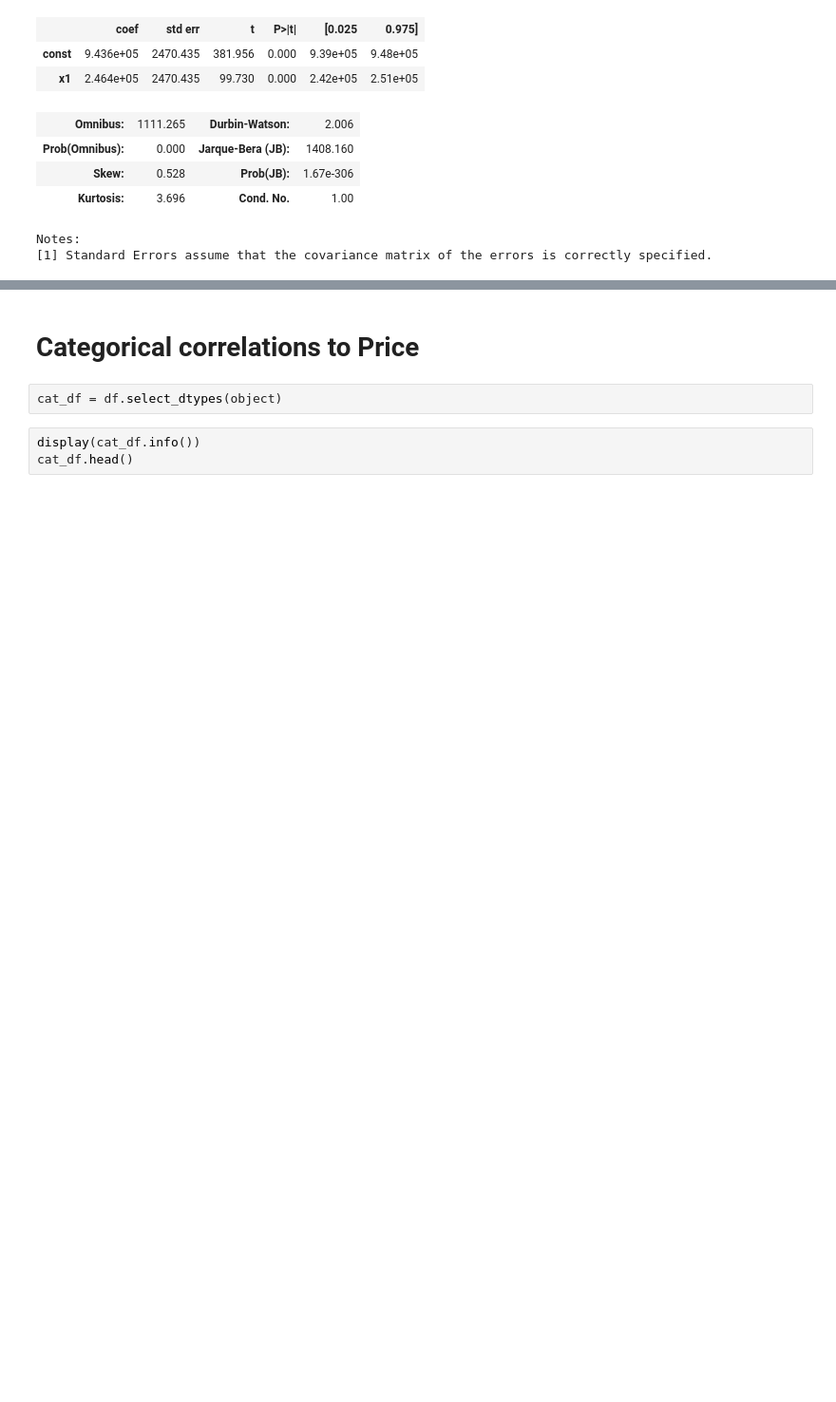
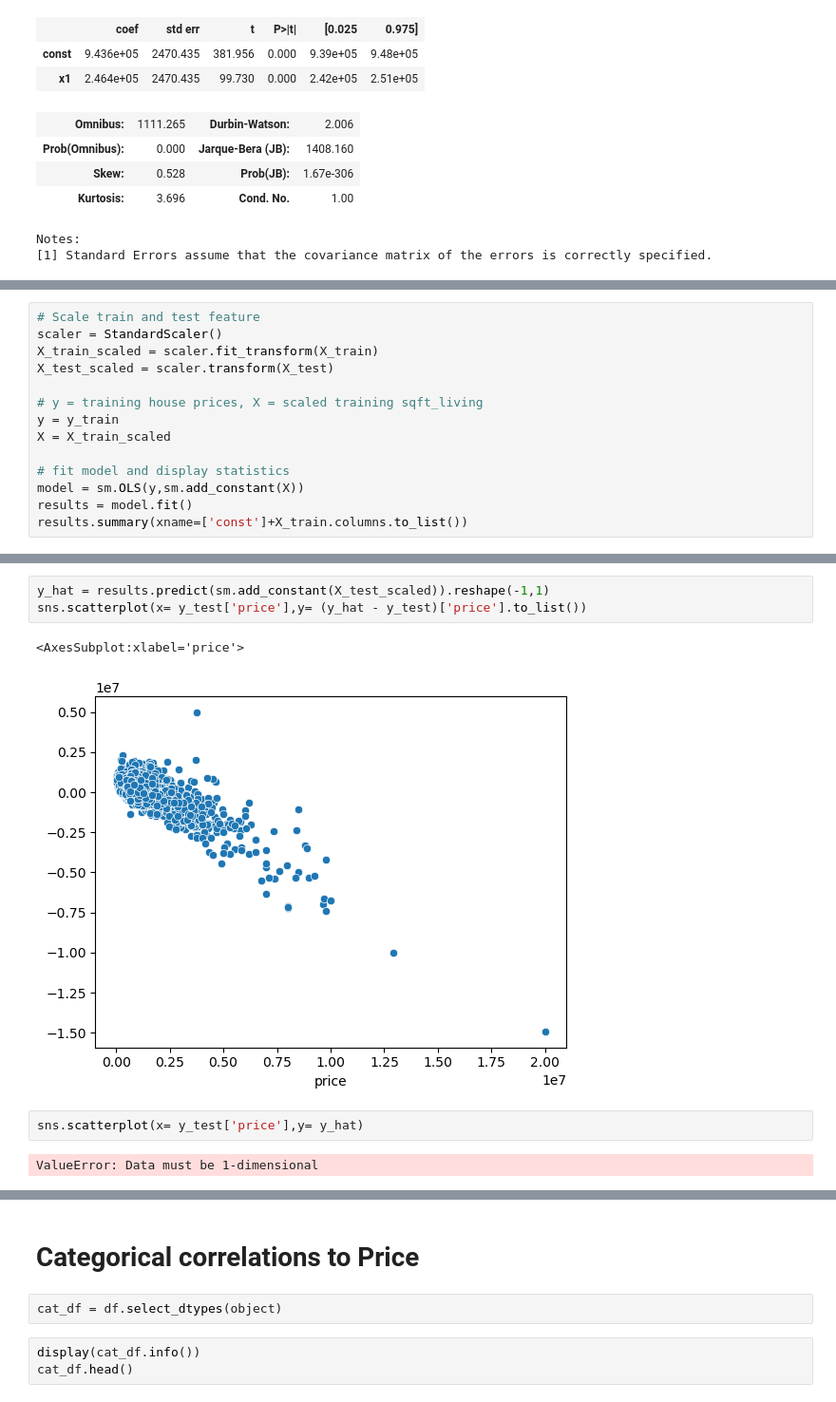
Before and after one commit to alexanderdaffara/HousingSalesRegression, a Jupyter notebook: Alex_Notebook.ipynb, the cells around one changed output, grey strips where cells are left out. Shown at 95% size. Saved outputs shown, nothing was run; the diff lists cells and outputs as text; blank space fills up the shorter version.

```diff
--- a/Alex_Notebook.ipynb
+++ b/Alex_Notebook.ipynb
@@ -688,0 +761,14 @@ Notes:
+# %%
+# Scale train and test feature
+scaler = StandardScaler()
+X_train_scaled = scaler.fit_transform(X_train)
+X_test_scaled = scaler.transform(X_test)
+
+# y = training house prices, X = scaled training sqft_living
+y = y_train
+X = X_train_scaled
+
+# fit model and display statistics
+model = sm.OLS(y,sm.add_constant(X))
+results = model.fit()
+results.summary(xname=['const']+X_train.columns.to_list())
@@ -688,0 +807,10 @@ Notes:
+# %%
+y_hat = results.predict(sm.add_constant(X_test_scaled)).reshape(-1,1)
+sns.scatterplot(x= y_test['price'],y= (y_hat - y_test)['price'].to_list())
+# %% [output]
+<AxesSubplot:xlabel='price'>
+[figure, added]
+# %%
+sns.scatterplot(x= y_test['price'],y= y_hat)
+# %% [output]
+ValueError: Data must be 1-dimensional
```
Also changed, not shown: parts of 19 cells of this notebook.
